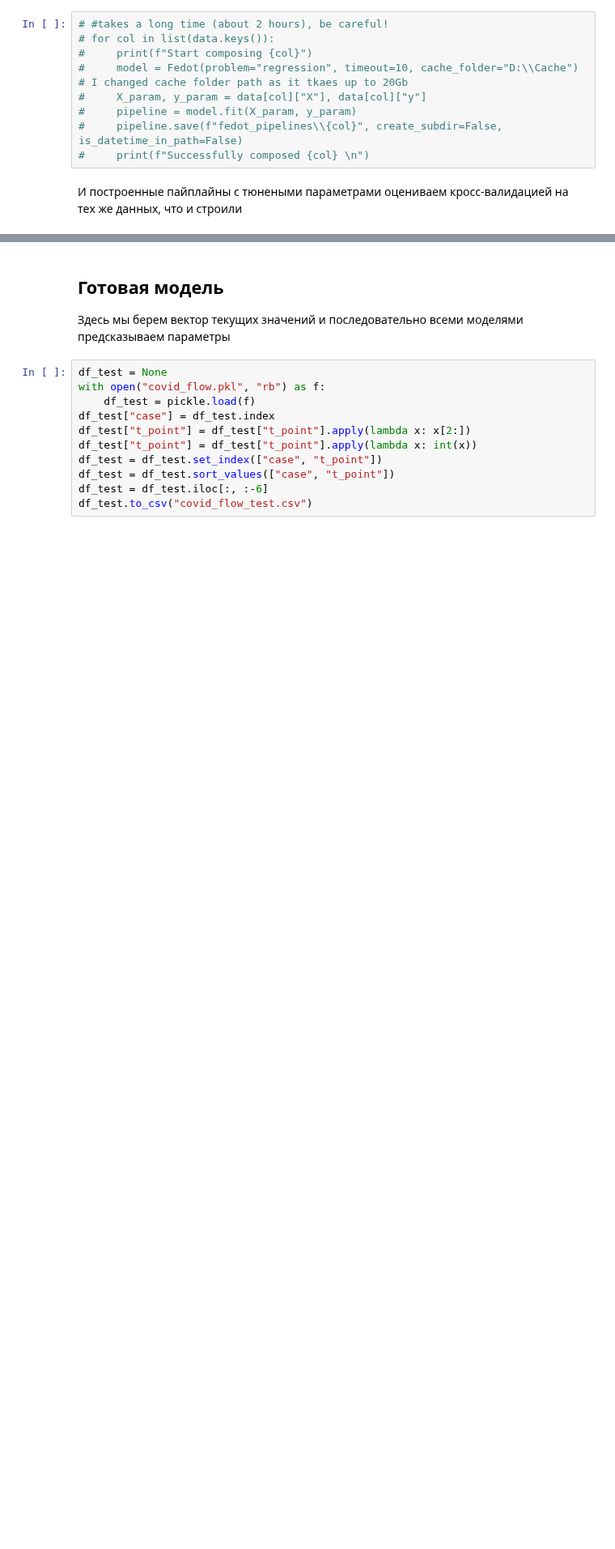
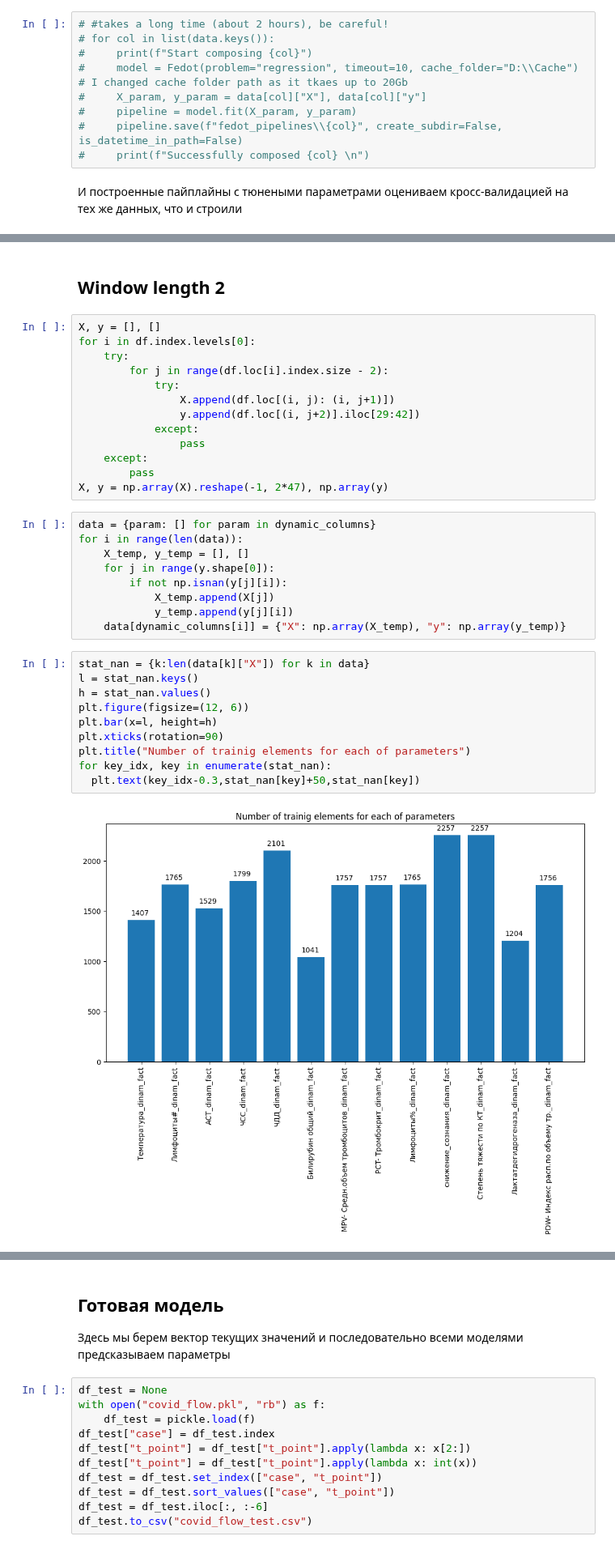
Before and after one commit to geniusserg/CovidPredict, a Jupyter notebook: fedot.ipynb, the cells around one changed output, grey strips where cells are left out. Shown at 81% size. Drawn from its saved outputs; the diff is of its cells as text; blank space fills up the shorter version.

```diff
--- a/fedot.ipynb
+++ b/fedot.ipynb
@@ -616,0 +393,36 @@ Successfully processed ЧДД_dinam_fact
+# %% [markdown]
+## Window length 2
+# %%
+X, y = [], []
+for i in df.index.levels[0]:
+    try:
+        for j in range(df.loc[i].index.size - 2):
+            try:
+                X.append(df.loc[(i, j): (i, j+1)])
+                y.append(df.loc[(i, j+2)].iloc[29:42])
+            except:
+                pass
+    except:
+        pass
+X, y = np.array(X).reshape(-1, 2*47), np.array(y)
+# %%
+data = {param: [] for param in dynamic_columns}
+for i in range(len(data)):
+    X_temp, y_temp = [], []
+    for j in range(y.shape[0]):
+        if not np.isnan(y[j][i]):
+            X_temp.append(X[j])
+            y_temp.append(y[j][i])
+    data[dynamic_columns[i]] = {"X": np.array(X_temp), "y": np.array(y_temp)}
+# %%
+stat_nan = {k:len(data[k]["X"]) for k in data}
+l = stat_nan.keys()
+h = stat_nan.values()
+plt.figure(figsize=(12, 6))
+plt.bar(x=l, height=h)
+plt.xticks(rotation=90)
+plt.title("Number of trainig elements for each of parameters")
+for key_idx, key in enumerate(stat_nan):
+  plt.text(key_idx-0.3,stat_nan[key]+50,stat_nan[key])
+# %% [output]
+[figure, added]
```
Also changed, not shown: parts of 23 cells of this notebook, 3 other files.
